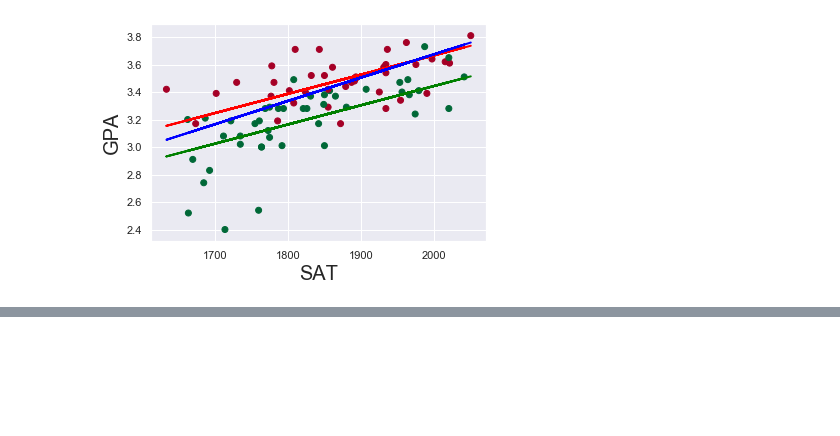
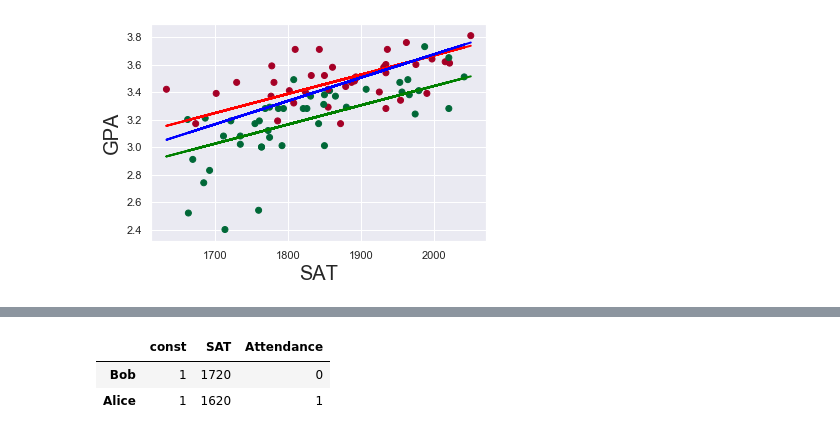
Before and after one commit to liyi54/regressions, a Jupyter notebook: Multiple regression with dummy variables.ipynb, the cells around one changed output, grey strips where cells are left out. Drawn from its saved outputs; the diff is of its cells as text; code cells hidden in the pictures; blank space fills up the shorter version.

```diff
--- a/Multiple regression with dummy variables.ipynb
+++ b/Multiple regression with dummy variables.ipynb
@@ -143,0 +169,6 @@ plt.show()
+# %%
+sample_data.rename(index = {0:"Bob", 1:"Alice"})
+# %% [output]
+|  | const | SAT | Attendance |
+| Bob | 1 | 1720 | 0 |
+| Alice | 1 | 1620 | 1 |
```
Also changed, not shown: parts of 8 cells of this notebook.
